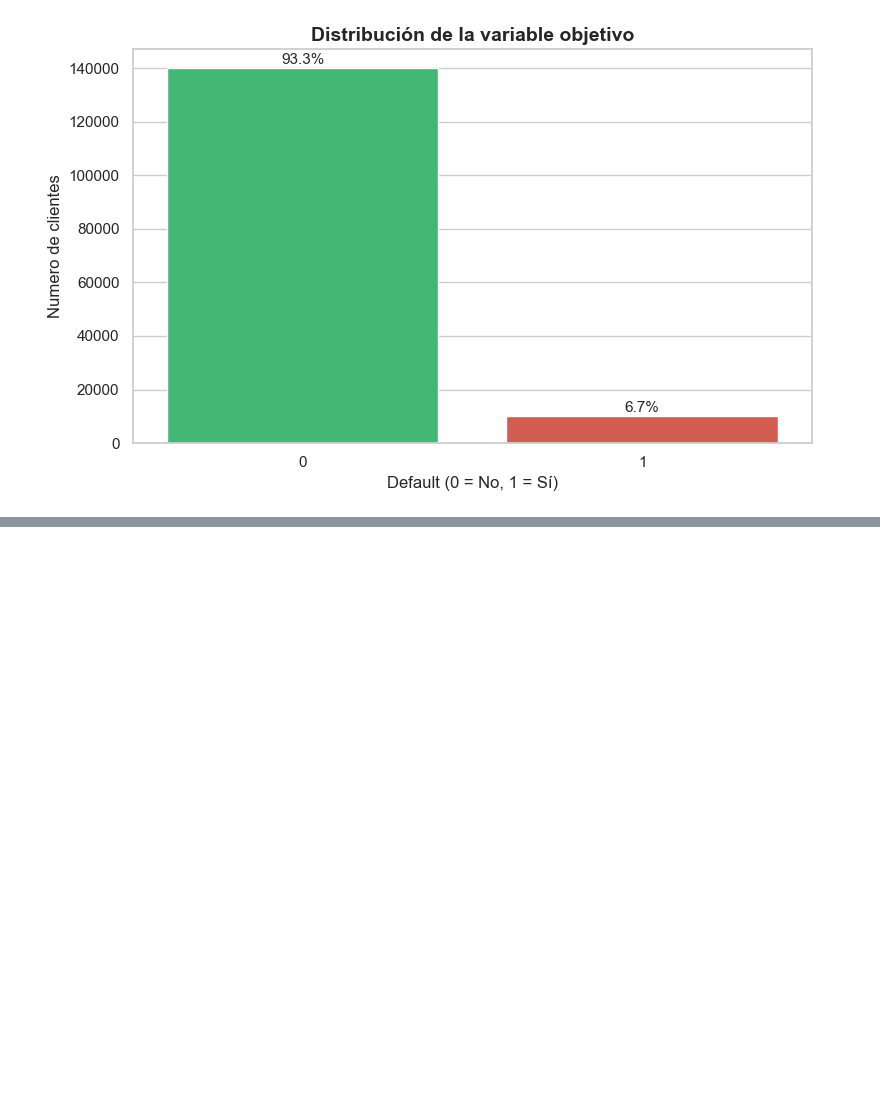
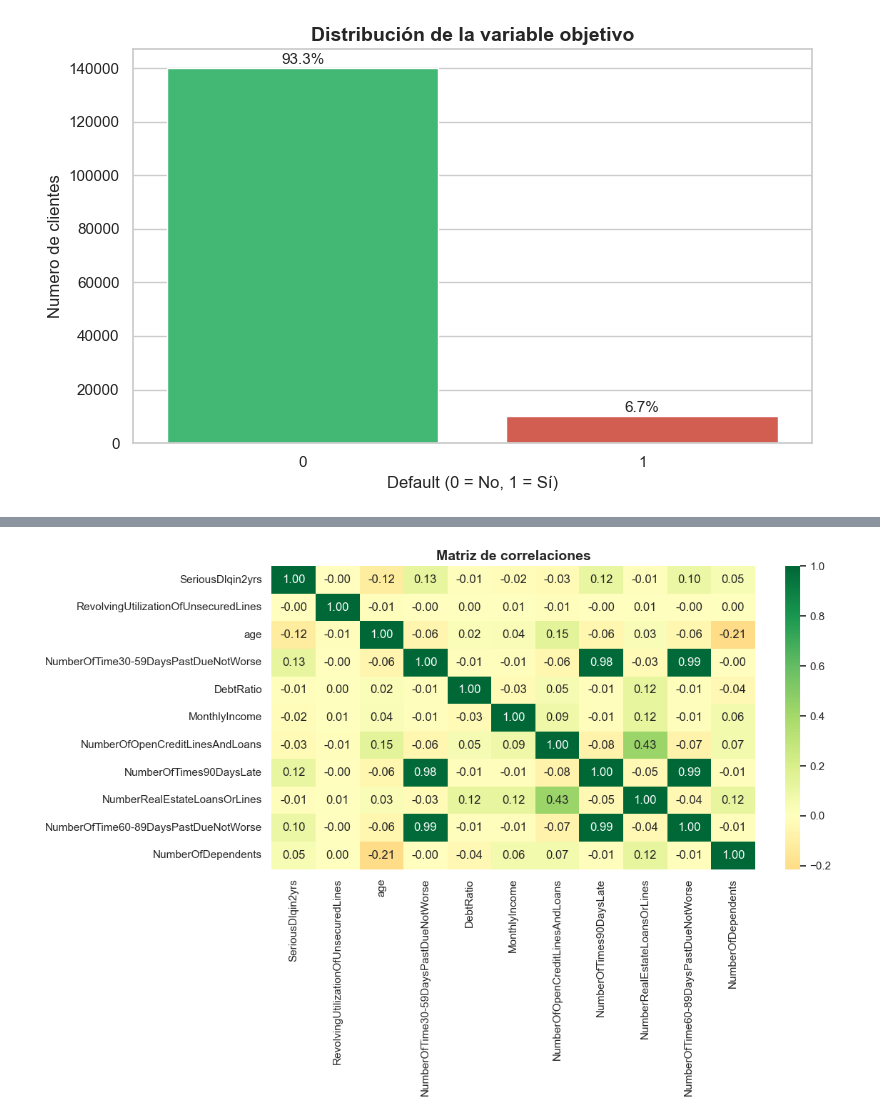
Before and after one commit to alberto1201/banking-ds-project, a Jupyter notebook: notebooks/01_exploratory_analysis.ipynb, the cells around one changed output, grey strips where cells are left out. Saved outputs shown, nothing was run; the diff lists cells and outputs as text; code cells hidden in the pictures; blank space fills up the shorter version.

```diff
--- a/notebooks/01_exploratory_analysis.ipynb
+++ b/notebooks/01_exploratory_analysis.ipynb
@@ -244,0 +274,22 @@ plt.show()          # renderiza el gráfico
+# %%
+# Calculamos la matriz de correlaciones
+correlaciones = df.corr(numeric_only=True)
+
+# Creamos el lienzo
+fig, ax = plt.subplots(figsize=(12, 8))
+
+# Dibujamos el heatmap
+sns.heatmap(
+    correlaciones,
+    annot=True,          # muestra el valor numérico en cada celda
+    fmt='.2f',           # formato: 2 decimales
+    cmap='RdYlGn',       # rojo = correlación negativa, verde = positiva
+    center=0,            # el centro de la escala de color es 0
+    ax=ax
+)
+
+ax.set_title('Matriz de correlaciones', fontsize=14, fontweight='bold')
+plt.tight_layout()
+plt.show()
+# %% [output]
+[figure, added]
```
Also changed, not shown: parts of 4 cells of this notebook.
